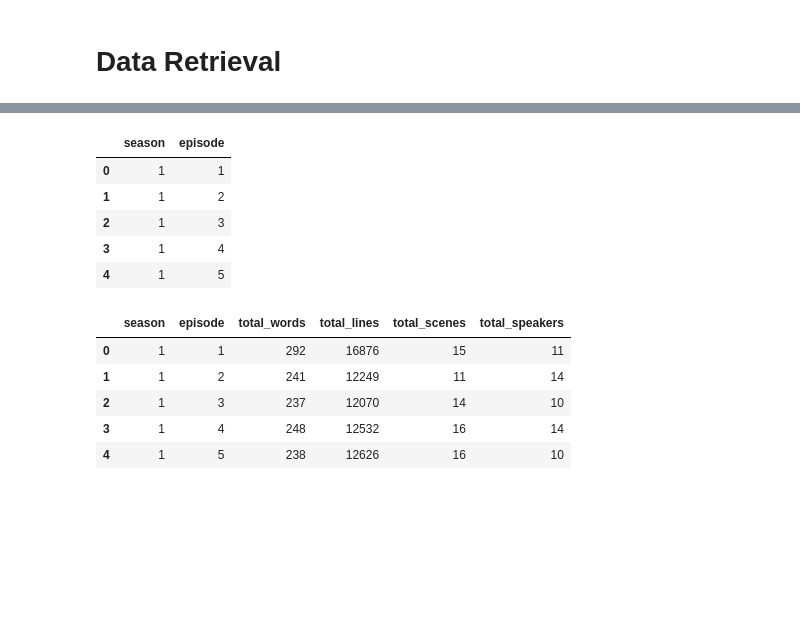
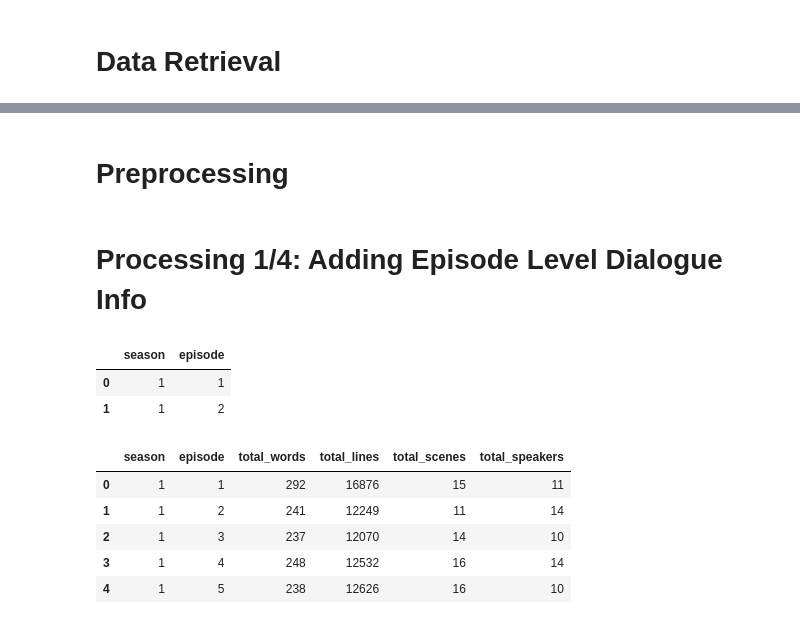
Before and after one commit to OMacgowan/episode_rating_predictor, a Jupyter notebook: main.ipynb, the cells around one changed output, grey strips where cells are left out. Cells and saved outputs as stored; diff of their text form; code cells hidden in the pictures; blank space fills up the shorter version.

```diff
--- a/main.ipynb
+++ b/main.ipynb
@@ -41,4 +43,6 @@ Example Episode:
 | 184 | 8 | 15 | The One with the Birthing Video | Kevin S. Bright | Dana Klein Borkow | 2002-02-07 | 28.64 | 8.4 |
 | 141 | 6 | 21 | The One Where Ross Meets Elizabet... | Michael Lembeck | Story by : David J. LaganaTelepla... | 2000-04-27 | 20.60 | 8.6 |
 | 21 | 1 | 22 | The One with the Ick Factor | Robby Benson | Alexa Junge | 1995-05-04 | 29.90 | 8.3 |
+# %% [markdown]
+# Preprocessing
 # %%
@@ -71,22 +72,17 @@ def length(x):
 def sum_size(x):
     return x.str.len().sum()
+# %% [markdown]
+# Processing 1/4: Adding Episode Level Dialogue Info
 # %%
 
-#PART 1 EPISODE STATS
-################################################################################
-
-#Creating a JOINING TABLE to join future data into
-
+#Table To Store Episode Level Dialogue Summary
 jt_1 = all_dialogue.groupby(["season", "episode"]).agg("first").reset_index().drop(columns=["scene", "utterance", "speaker", "text"])
 
-jt_1.head(5)
+jt_1.head(2)
 # %% [output]
 |  | season | episode |
 | 0 | 1 | 1 |
 | 1 | 1 | 2 |
-| 2 | 1 | 3 |
-| 3 | 1 | 4 |
-| 4 | 1 | 5 |
 # %%
 #Grouped Data
 gp = all_dialogue.groupby(["season", "episode"])
```
Also changed, not shown: parts of 12 cells of this notebook.
